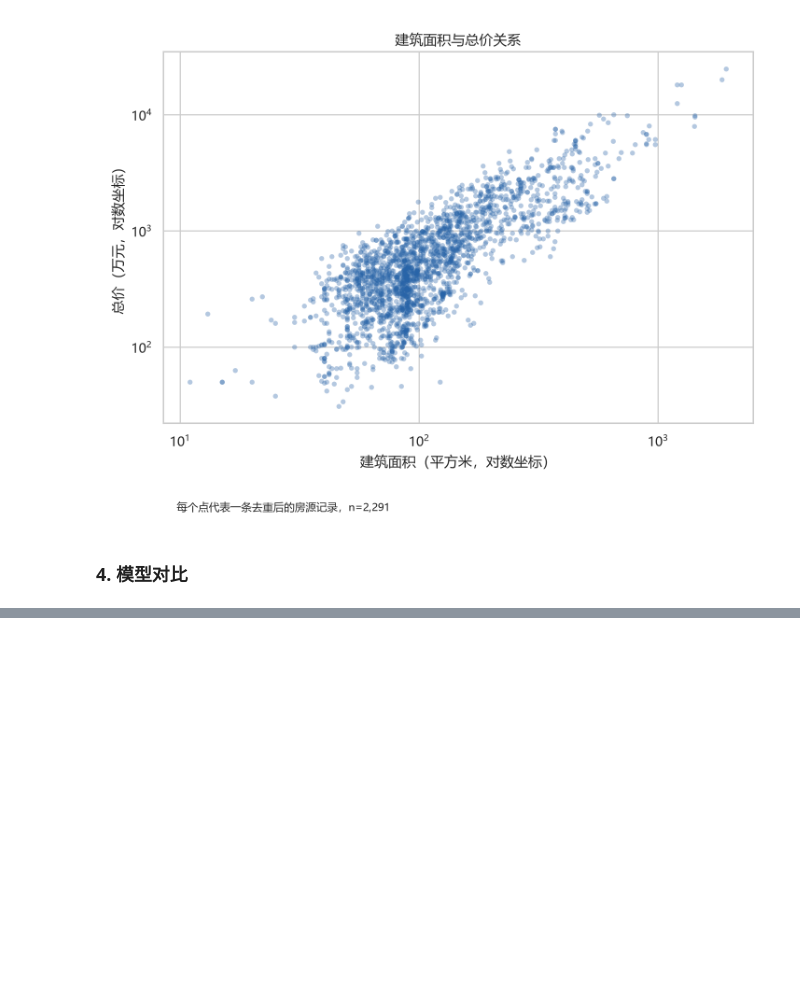
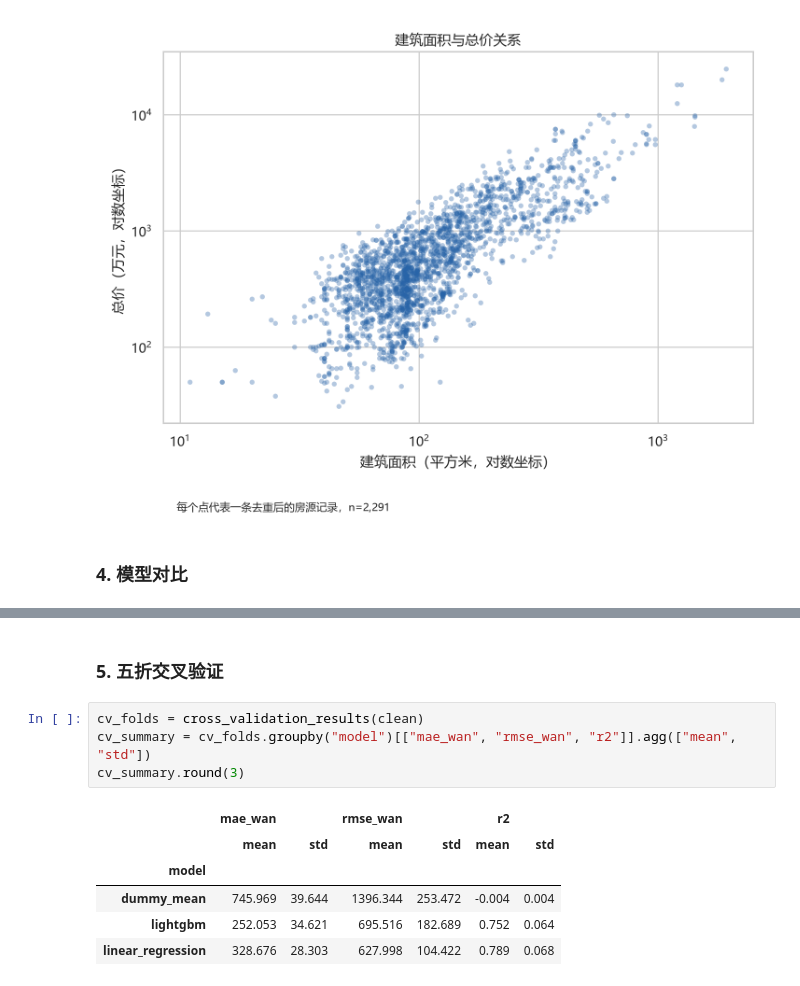
Before and after one commit to xvbohan92-ai/beijing-secondhand-housing-analysis, a Jupyter notebook: notebooks/01_reproducible_analysis.ipynb, the cells around one changed output, grey strips where cells are left out. Saved outputs shown, nothing was run; the diff lists cells and outputs as text; blank space fills up the shorter version.

Commit message:
Improve reproducibility and model validation

```diff
--- a/notebooks/01_reproducible_analysis.ipynb
+++ b/notebooks/01_reproducible_analysis.ipynb
@@ -157,0 +158,13 @@ display(Image(filename=str(ROOT / "reports" / "figures" / "model_predictions.png
+# %% [markdown]
+### 5. 五折交叉验证
+# %%
+cv_folds = cross_validation_results(clean)
+cv_summary = cv_folds.groupby("model")[["mae_wan", "rmse_wan", "r2"]].agg(["mean", "std"])
+cv_summary.round(3)
+# %% [output]
+|  | mae_wan |  | rmse_wan |  | r2 |  |
+|  | mean | std | mean | std | mean | std |
+| model |  |  |  |  |  |  |
+| dummy_mean | 745.969 | 39.644 | 1396.344 | 253.472 | -0.004 | 0.004 |
+| lightgbm | 252.053 | 34.621 | 695.516 | 182.689 | 0.752 | 0.064 |
+| linear_regression | 328.676 | 28.303 | 627.998 | 104.422 | 0.789 | 0.068 |
```
Also changed, not shown: parts of 6 cells of this notebook, 14 other files.
